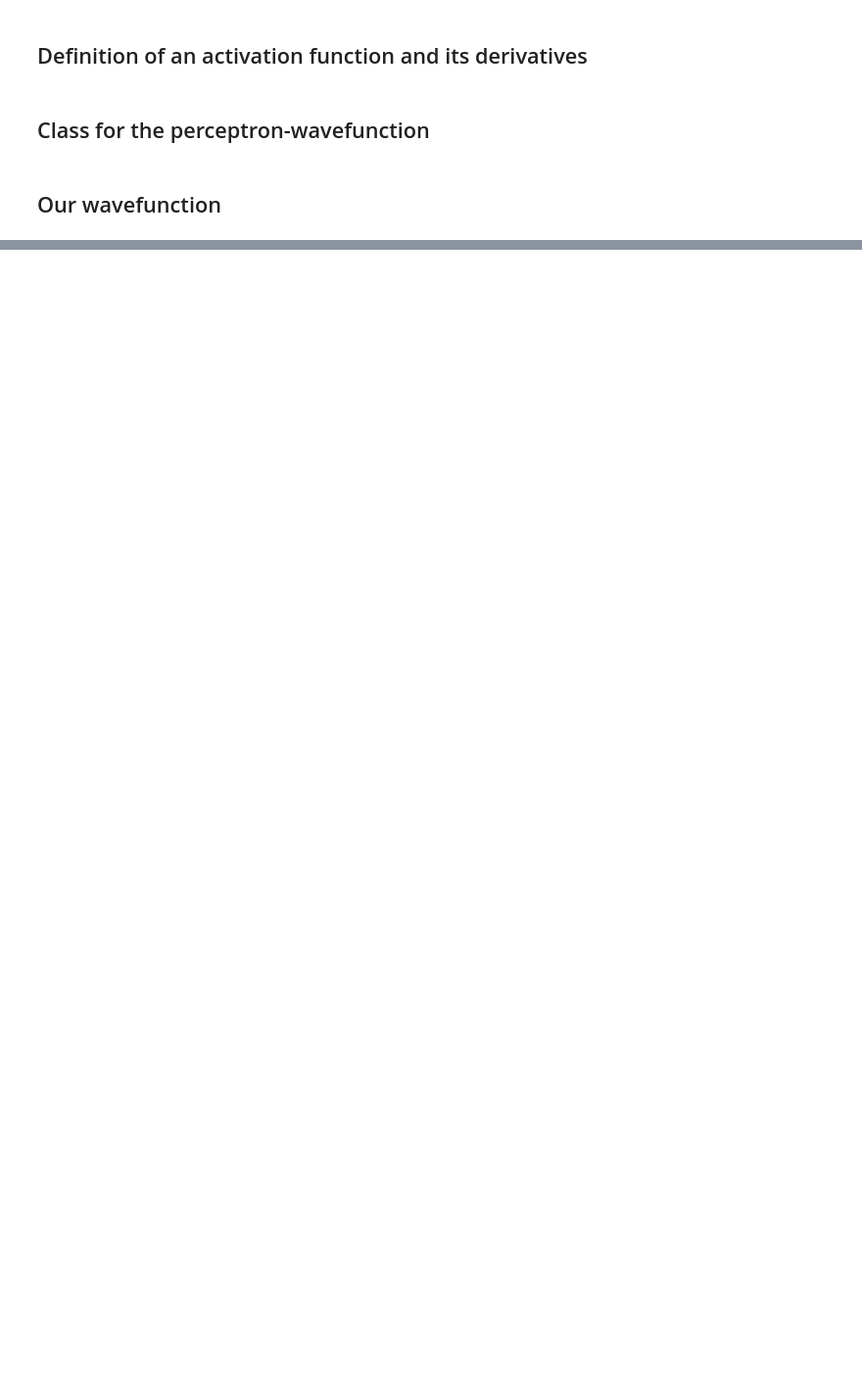
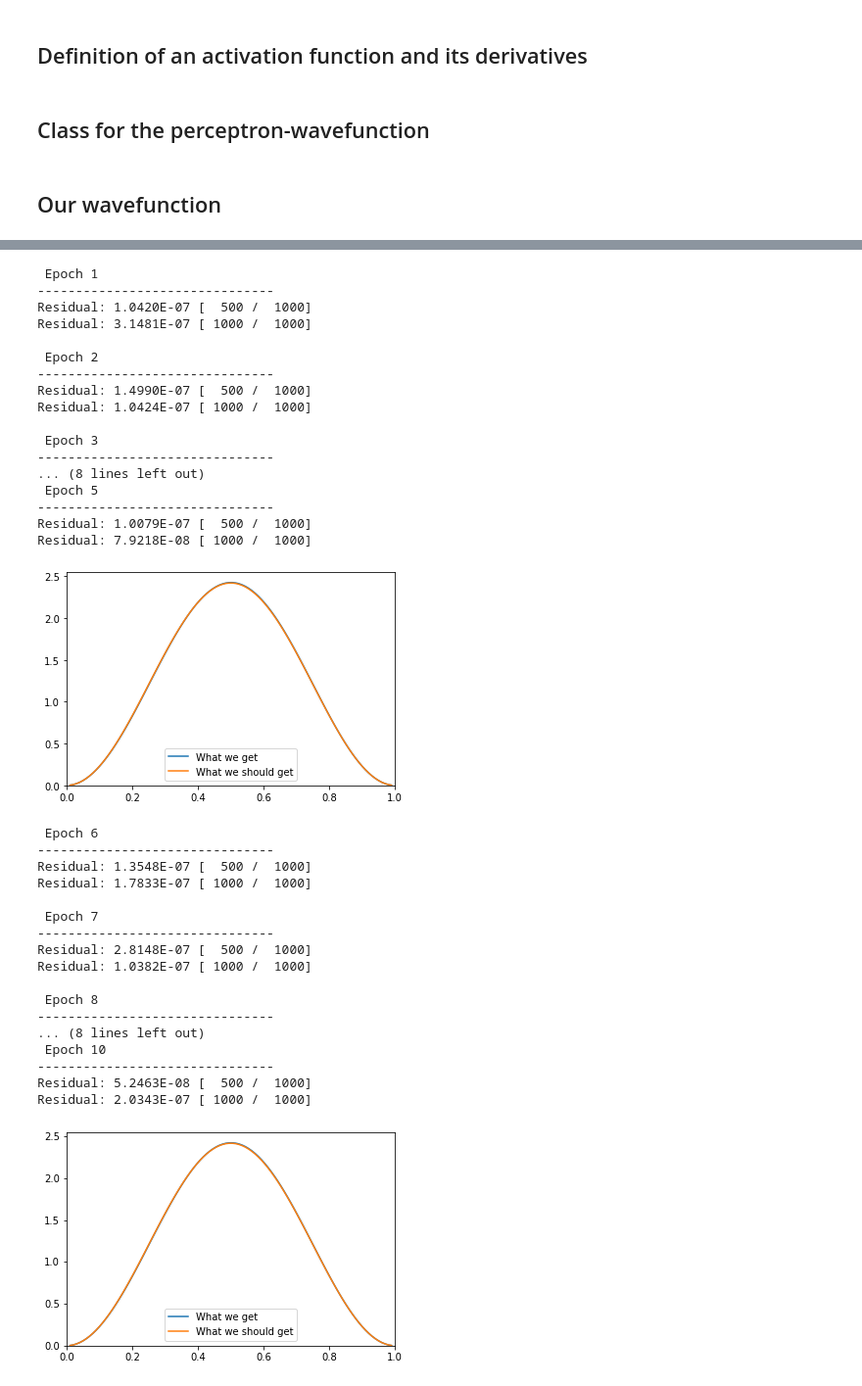
Before and after one commit to MrKozelberg/wavefunction_perceptron, a Jupyter notebook: spectrum_laplace_operator.ipynb, the cells around one changed output, grey strips where cells are left out. Shown at 98% size. Saved outputs shown, nothing was run; the diff lists cells and outputs as text; code cells hidden in the pictures; blank space fills up the shorter version.

```diff
--- a/spectrum_laplace_operator.ipynb
+++ b/spectrum_laplace_operator.ipynb
@@ -74,7 +74,7 @@ class WaveFunction(nn.Module):
     _ = self.forward(x)  # computes outputs of the layers #
     gradient = torch.zeros(x.shape) #[None] * self.N #
     for t in range(self.N):
-      dh_dx = torch.zeros(self.N) #
+      dh_dx = torch.zeros(self.N).to(device) #
       dh_dx[t] = 1 #
 
       for i in range(self.l + 1):
@@ -100,10 +100,10 @@ class WaveFunction(nn.Module):
     y = self.forward(x)  # computes outputs of the layers
     laplacian = 0.0
     for t in range(self.N):
-      dh_dx = torch.zeros(self.N)
+      dh_dx = torch.zeros(self.N).to(device)
       dh_dx[t] = 1
 
-      d2h_dx2 = torch.zeros(self.N)
+      d2h_dx2 = torch.zeros(self.N).to(device)
 
       for i in range(self.l + 1):
         w = self.linear_tanh_stack[2*i].weight
@@ -184,26 +206,4 @@ def train_loop(N, N_batch, M, wf, optimizer):
 ## Our wavefunction
 # %%
 N = 1  # size of the input vector
-wf = WaveFunction(N, [10]*4).to(device) ## число внутренних слоёв должно быть той же четности, что и номер состояния
+wf = WaveFunction(N, [10]*3).to(device) ## число внутренних слоёв должно быть той же четности, что и номер состояния
-# %%
-optimizer = torch.optim.SGD(params = wf.parameters(), lr=1e-2)
-scheduler = torch.optim.lr_scheduler.ExponentialLR(optimizer, gamma=0.95)
-epochs = 50
-for t in range(epochs):
-  print(f"\n Epoch {t+1}\n-------------------------------")
-  train_loop(N, 20*(t+10)//10, 1000, wf, optimizer)
-  scheduler.step()
-
-  if (t + 1) % 10 == 0 or t == 0:
-    x_ = torch.linspace(0+1e-3,1-1e-3,100, device=device).reshape(100,1)
-    # y_ = wf(x_).detach().numpy() * A(x_.detach().numpy())
-    # plt.plot(x_, wf(x_).detach().numpy() / wf(x_).detach().numpy().mean(), label='What we have')
-    # plt.plot(x_, (torch.sin(x_*np.pi).reshape(-1) / A(x_).reshape(-1) / torch.mean(torch.sin(x_*np.pi).reshape(-1) / A(x_).reshape(-1))).detach().numpy(), label='What we should have')
-
-    y_ = (wf(x_).reshape(-1) * A(x_).reshape(-1)).detach().numpy()**2
-    plt.plot(x_, y_/ y_.mean(), label='What we have')
-    plt.plot(x_, ((torch.sin(x_*np.pi)**2).reshape(-1) / torch.mean((torch.sin(x_*np.pi)**2).reshape(-1))).detach().numpy(), label='What we should have')
-
-    plt.legend()
-    # plt.title("A(x)")
-    plt.show()
@@ -236,0 +210,48 @@ WARNING:matplotlib.legend:No handles with labels found to put in legend.
+# %%
+optimizer = torch.optim.SGD(params = wf.parameters(), lr=1e-2)
+scheduler = torch.optim.lr_scheduler.ExponentialLR(optimizer, gamma=0.9)
+epochs = 10
+for t in range(epochs):
+  print(f"\n Epoch {t+1}\n-------------------------------")
+  train_loop(N, 10, 1000, wf, optimizer)
+  scheduler.step()
+
+  if (t+1) % 5 == 0:
+    plot_compar(wf)
+# %% [output]
+ Epoch 1
+-------------------------------
+Residual: 1.0420E-07 [  500 /  1000]
+Residual: 3.1481E-07 [ 1000 /  1000]
+
+ Epoch 2
+-------------------------------
+Residual: 1.4990E-07 [  500 /  1000]
+Residual: 1.0424E-07 [ 1000 /  1000]
+
+ Epoch 3
+-------------------------------
+... (8 lines left out)
+ Epoch 5
+-------------------------------
+Residual: 1.0079E-07 [  500 /  1000]
+Residual: 7.9218E-08 [ 1000 /  1000]
+[figure, added]
+ Epoch 6
+-------------------------------
+Residual: 1.3548E-07 [  500 /  1000]
+Residual: 1.7833E-07 [ 1000 /  1000]
+
+ Epoch 7
+-------------------------------
+Residual: 2.8148E-07 [  500 /  1000]
+Residual: 1.0382E-07 [ 1000 /  1000]
+
+ Epoch 8
+-------------------------------
+... (8 lines left out)
+ Epoch 10
+-------------------------------
+Residual: 5.2463E-08 [  500 /  1000]
+Residual: 2.0343E-07 [ 1000 /  1000]
+[figure, added]
```
Also changed, not shown: parts of 5 cells of this notebook.
